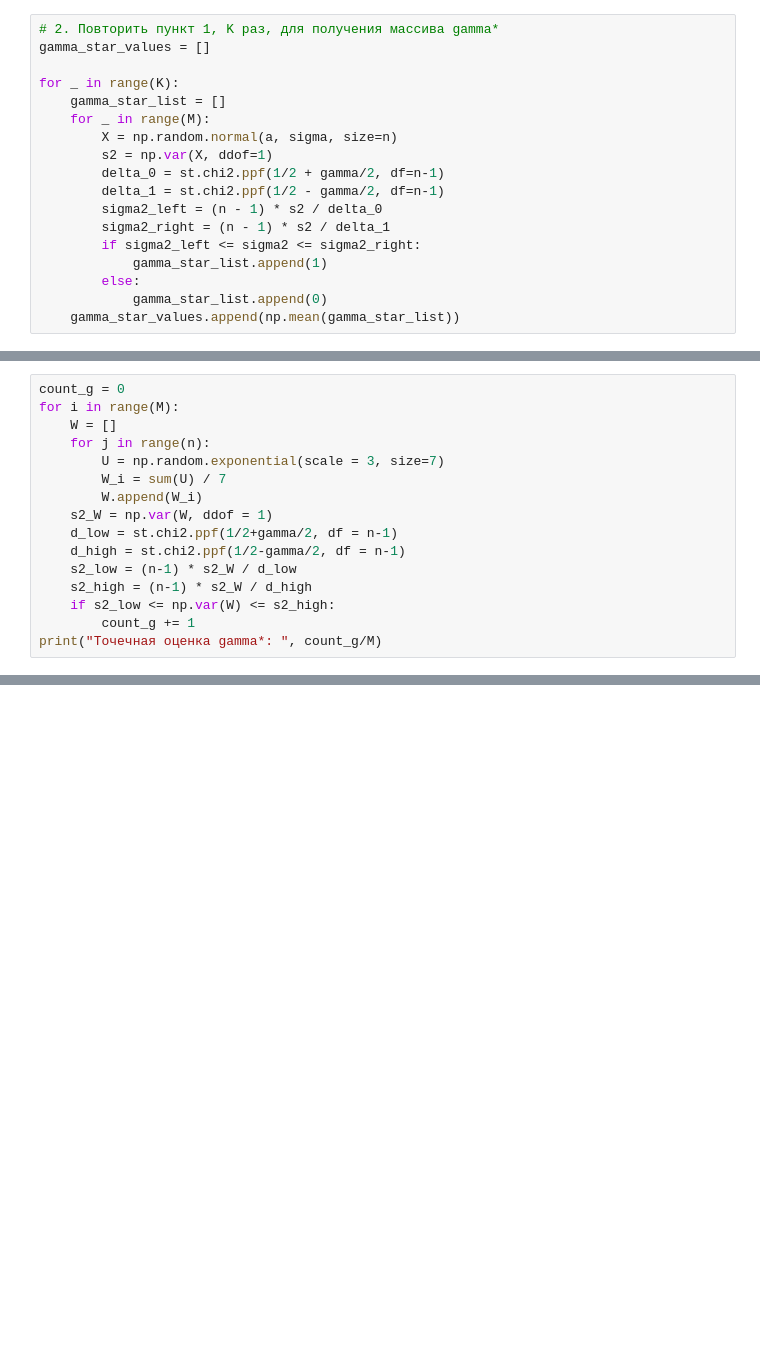
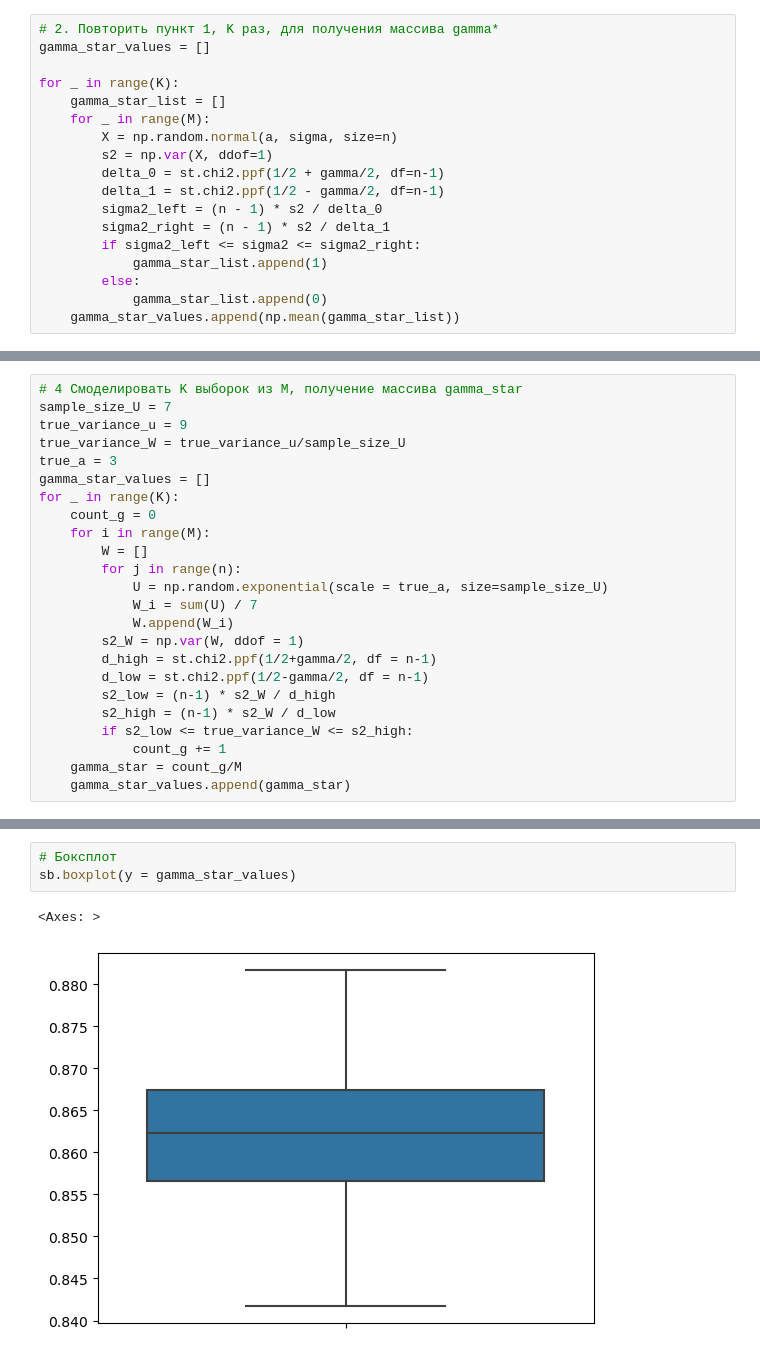
Before and after one commit to Quyntrd/MatStat, a Jupyter notebook: 2/2.ipynb, the cells around one changed output, grey strips where cells are left out. Drawn from its saved outputs; the diff is of its cells as text; blank space fills up the shorter version.

```diff
--- a/2/2.ipynb
+++ b/2/2.ipynb
@@ -75,16 +104,24 @@ plt.show()
 # %%
-count_g = 0
-for i in range(M):
-    W = []
-    for j in range(n):
-        U = np.random.exponential(scale = 3, size=7)
-        W_i = sum(U) / 7
-        W.append(W_i)
-    s2_W = np.var(W, ddof = 1)
-    d_low = st.chi2.ppf(1/2+gamma/2, df = n-1)
-    d_high = st.chi2.ppf(1/2-gamma/2, df = n-1)
-    s2_low = (n-1) * s2_W / d_low
-    s2_high = (n-1) * s2_W / d_high
-    if s2_low <= np.var(W) <= s2_high:
-        count_g += 1
-print("Точечная оценка gamma*: ", count_g/M)
+# 4 Смоделировать K выборок из M, получение массива gamma_star
+sample_size_U = 7
+true_variance_u = 9
+true_variance_W = true_variance_u/sample_size_U
+true_a = 3
+gamma_star_values = []
+for _ in range(K):
+    count_g = 0
+    for i in range(M):
+        W = []
+        for j in range(n):
+            U = np.random.exponential(scale = true_a, size=sample_size_U)
+            W_i = sum(U) / 7
+            W.append(W_i)
+        s2_W = np.var(W, ddof = 1)
+        d_high = st.chi2.ppf(1/2+gamma/2, df = n-1)
+        d_low = st.chi2.ppf(1/2-gamma/2, df = n-1)
+        s2_low = (n-1) * s2_W / d_high
+        s2_high = (n-1) * s2_W / d_low
+        if s2_low <= true_variance_W <= s2_high:
+            count_g += 1
+    gamma_star = count_g/M
+    gamma_star_values.append(gamma_star)
@@ -105,0 +153,6 @@ plt.show()
+# %%
+# Боксплот
+sb.boxplot(y = gamma_star_values)
+# %% [output]
+<Axes: >
+[figure, added]
```
Also changed, not shown: parts of 11 cells of this notebook, 4 other files.
